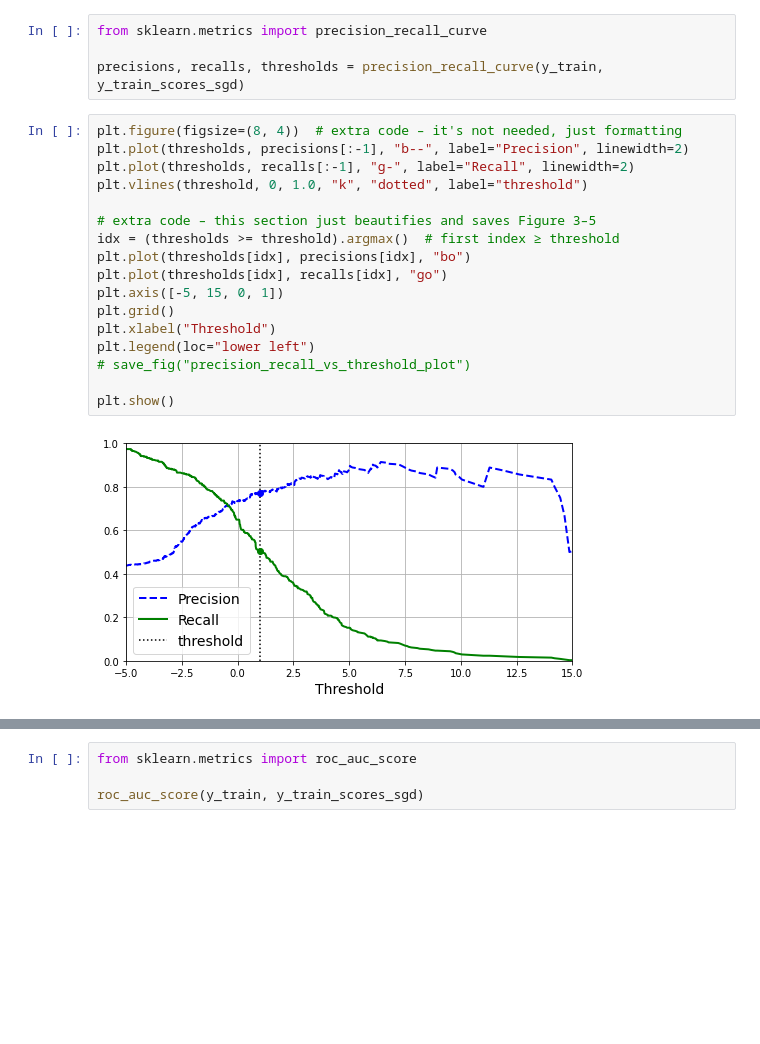
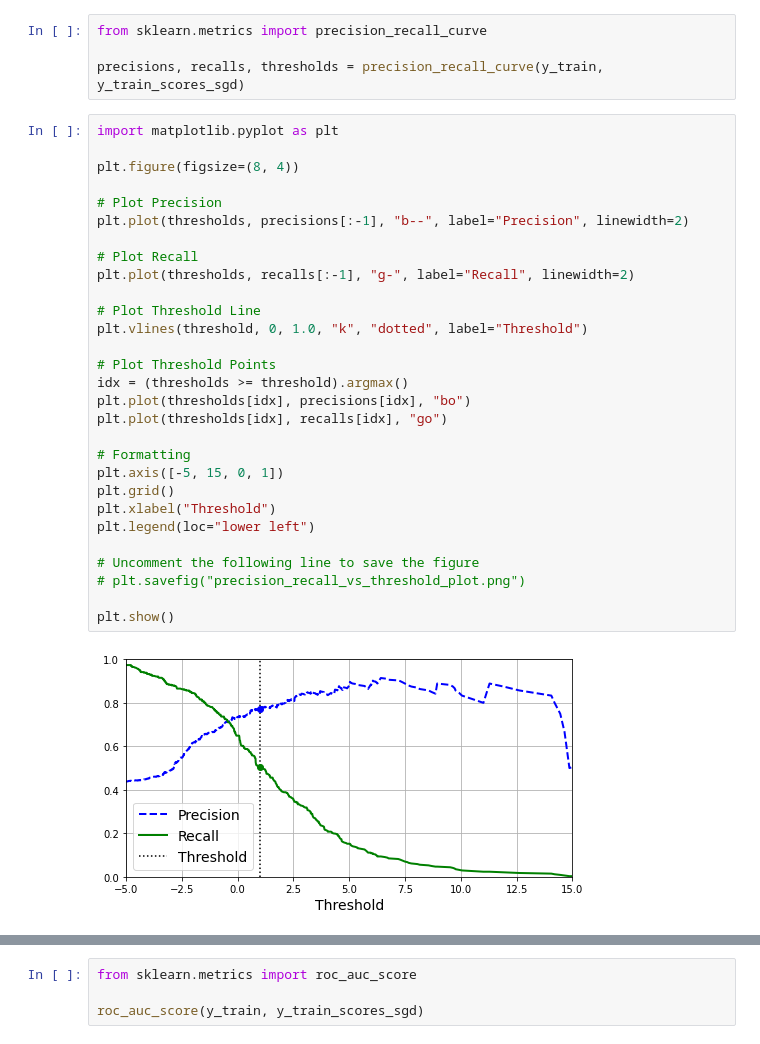
Before and after one commit to lupiel/kaggle-titanic-ml, a Jupyter notebook: ml-notebook.ipynb, the cells around one changed output, grey strips where cells are left out. Cells and saved outputs as stored; diff of their text form; blank space fills up the shorter version.

```diff
--- a/ml-notebook.ipynb
+++ b/ml-notebook.ipynb
@@ -299,21 +299,33 @@ from sklearn.metrics import precision_recall_curve
 
 precisions, recalls, thresholds = precision_recall_curve(y_train, y_train_scores_sgd)
 # %%
-plt.figure(figsize=(8, 4))  # extra code – it's not needed, just formatting
+import matplotlib.pyplot as plt
+
+plt.figure(figsize=(8, 4))
+
+# Plot Precision
 plt.plot(thresholds, precisions[:-1], "b--", label="Precision", linewidth=2)
+
+# Plot Recall
 plt.plot(thresholds, recalls[:-1], "g-", label="Recall", linewidth=2)
-plt.vlines(threshold, 0, 1.0, "k", "dotted", label="threshold")
 
-# extra code – this section just beautifies and saves Figure 3–5
-idx = (thresholds >= threshold).argmax()  # first index ≥ threshold
+# Plot Threshold Line
+plt.vlines(threshold, 0, 1.0, "k", "dotted", label="Threshold")
+
+# Plot Threshold Points
+idx = (thresholds >= threshold).argmax()
 plt.plot(thresholds[idx], precisions[idx], "bo")
 plt.plot(thresholds[idx], recalls[idx], "go")
+
+# Formatting
 plt.axis([-5, 15, 0, 1])
 plt.grid()
 plt.xlabel("Threshold")
 plt.legend(loc="lower left")
-# save_fig("precision_recall_vs_threshold_plot")
+
+# Uncomment the following line to save the figure
+# plt.savefig("precision_recall_vs_threshold_plot.png")
 
 plt.show()
 # %% [output]
-[figure, old version]
+[figure, new version]
```
Also changed, not shown: parts of 8 cells of this notebook.
